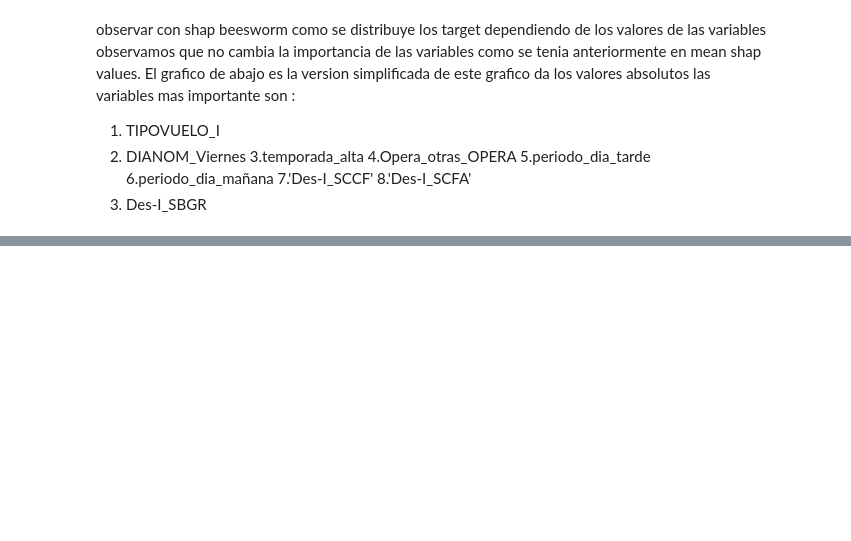
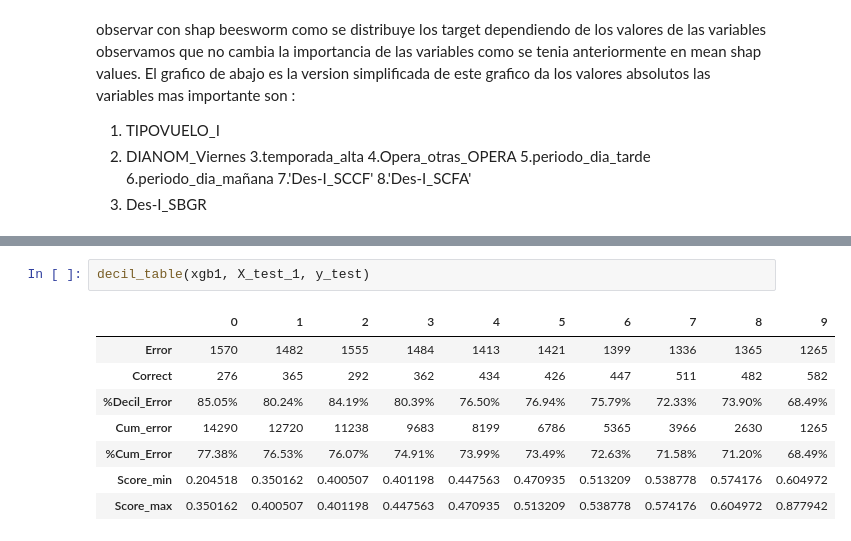
Before and after one commit to CamiloEFB/challenge, a Jupyter notebook: solution.ipynb, the cells around one changed output, grey strips where cells are left out. Cells and saved outputs as stored; diff of their text form; blank space fills up the shorter version.

```diff
--- a/solution.ipynb
+++ b/solution.ipynb
@@ -1401,0 +1688,11 @@ ABS_SHAP(shap_values[1],X_test_1)
+# %%
+decil_table(xgb1, X_test_1, y_test)
+# %% [output]
+|  | 0 | 1 | 2 | 3 | 4 | 5 | 6 | 7 | 8 | 9 |
+| Error | 1570 | 1482 | 1555 | 1484 | 1413 | 1421 | 1399 | 1336 | 1365 | 1265 |
+| Correct | 276 | 365 | 292 | 362 | 434 | 426 | 447 | 511 | 482 | 582 |
+| %Decil_Error | 85.05% | 80.24% | 84.19% | 80.39% | 76.50% | 76.94% | 75.79% | 72.33% | 73.90% | 68.49% |
+| Cum_error | 14290 | 12720 | 11238 | 9683 | 8199 | 6786 | 5365 | 3966 | 2630 | 1265 |
+| %Cum_Error | 77.38% | 76.53% | 76.07% | 74.91% | 73.99% | 73.49% | 72.63% | 71.58% | 71.20% | 68.49% |
+| Score_min | 0.204518 | 0.350162 | 0.400507 | 0.401198 | 0.447563 | 0.470935 | 0.513209 | 0.538778 | 0.574176 | 0.604972 |
+| Score_max | 0.350162 | 0.400507 | 0.401198 | 0.447563 | 0.470935 | 0.513209 | 0.538778 | 0.574176 | 0.604972 | 0.877942 |
```
Also changed, not shown: parts of 40 cells of this notebook.
